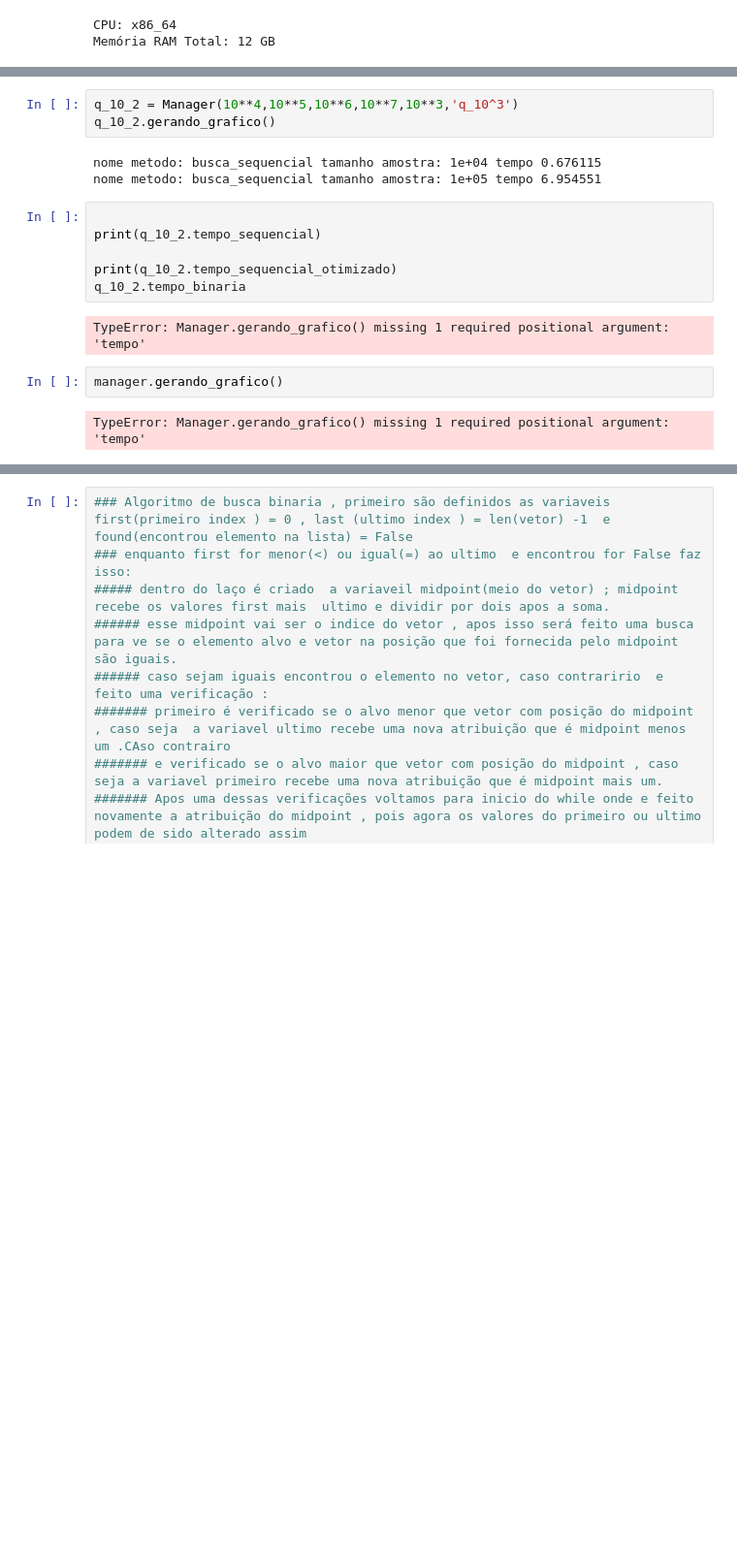
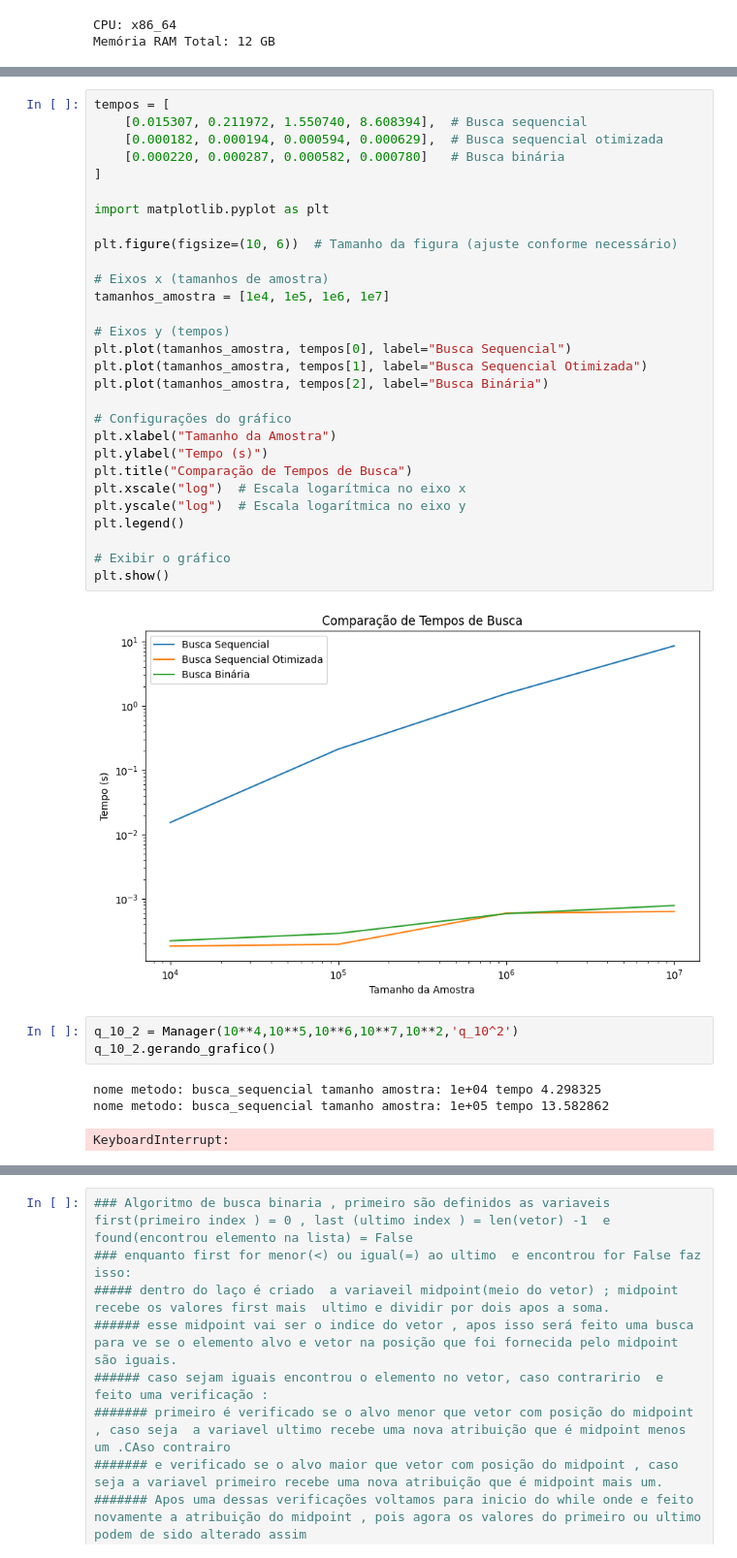
Before and after one commit to reidnersousa/IFB_Analise_Algoritmo_2024, a Jupyter notebook: Analise_Algoritmo_busca.ipynb, the cells around one changed output, grey strips where cells are left out. Shown at 97% size. Cells and saved outputs as stored; diff of their text form; blank space fills up the shorter version.

```diff
--- a/Analise_Algoritmo_busca.ipynb
+++ b/Analise_Algoritmo_busca.ipynb
@@ -186,18 +219,38 @@ class Manager:
+# %%
+tempos = [
+    [0.015307, 0.211972, 1.550740, 8.608394],  # Busca sequencial
+    [0.000182, 0.000194, 0.000594, 0.000629],  # Busca sequencial otimizada
+    [0.000220, 0.000287, 0.000582, 0.000780]   # Busca binária
+]
+
+import matplotlib.pyplot as plt
+
+plt.figure(figsize=(10, 6))  # Tamanho da figura (ajuste conforme necessário)
+
+# Eixos x (tamanhos de amostra)
+tamanhos_amostra = [1e4, 1e5, 1e6, 1e7]
+
+# Eixos y (tempos)
+plt.plot(tamanhos_amostra, tempos[0], label="Busca Sequencial")
+plt.plot(tamanhos_amostra, tempos[1], label="Busca Sequencial Otimizada")
+plt.plot(tamanhos_amostra, tempos[2], label="Busca Binária")
+
+# Configurações do gráfico
+plt.xlabel("Tamanho da Amostra")
+plt.ylabel("Tempo (s)")
+plt.title("Comparação de Tempos de Busca")
+plt.xscale("log")  # Escala logarítmica no eixo x
+plt.yscale("log")  # Escala logarítmica no eixo y
+plt.legend()
+
+# Exibir o gráfico
+plt.show()
+# %% [output]
+[figure, added]
 # %%
-q_10_2 = Manager(10**4,10**5,10**6,10**7,10**3,'q_10^3')
+q_10_2 = Manager(10**4,10**5,10**6,10**7,10**2,'q_10^2')
 q_10_2.gerando_grafico()
 # %% [output]
-nome metodo: busca_sequencial tamanho amostra: 1e+04 tempo 0.676115
-nome metodo: busca_sequencial tamanho amostra: 1e+05 tempo 6.954551
+nome metodo: busca_sequencial tamanho amostra: 1e+04 tempo 4.298325
+nome metodo: busca_sequencial tamanho amostra: 1e+05 tempo 13.582862
+KeyboardInterrupt:
-# %%
-
-print(q_10_2.tempo_sequencial)
-
-print(q_10_2.tempo_sequencial_otimizado)
-q_10_2.tempo_binaria
-# %% [output]
-TypeError: Manager.gerando_grafico() missing 1 required positional argument: 'tempo'
-# %%
-manager.gerando_grafico()
-# %% [output]
-TypeError: Manager.gerando_grafico() missing 1 required positional argument: 'tempo'
```
Also changed, not shown: parts of 7 cells of this notebook.
